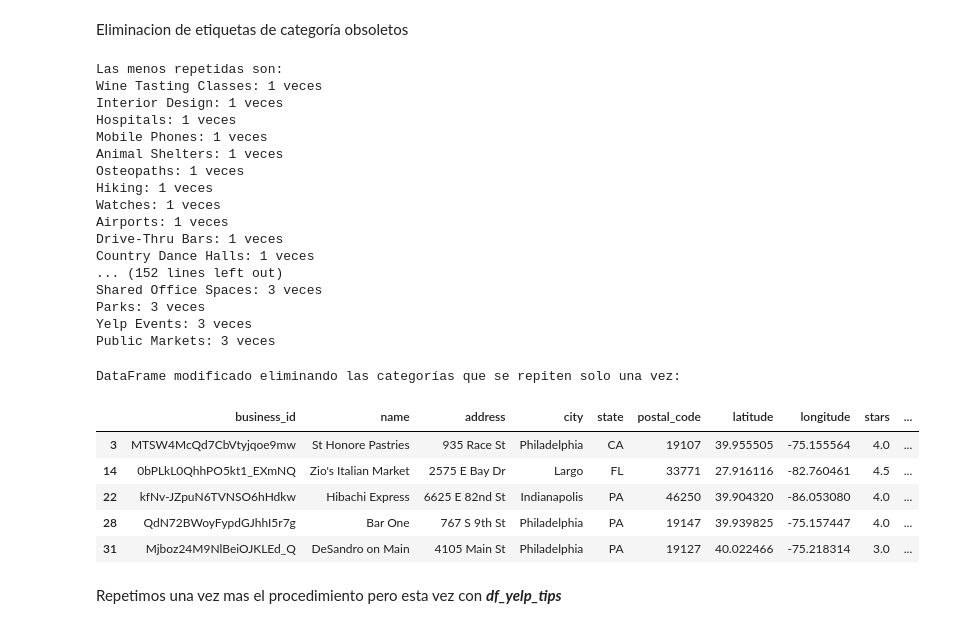
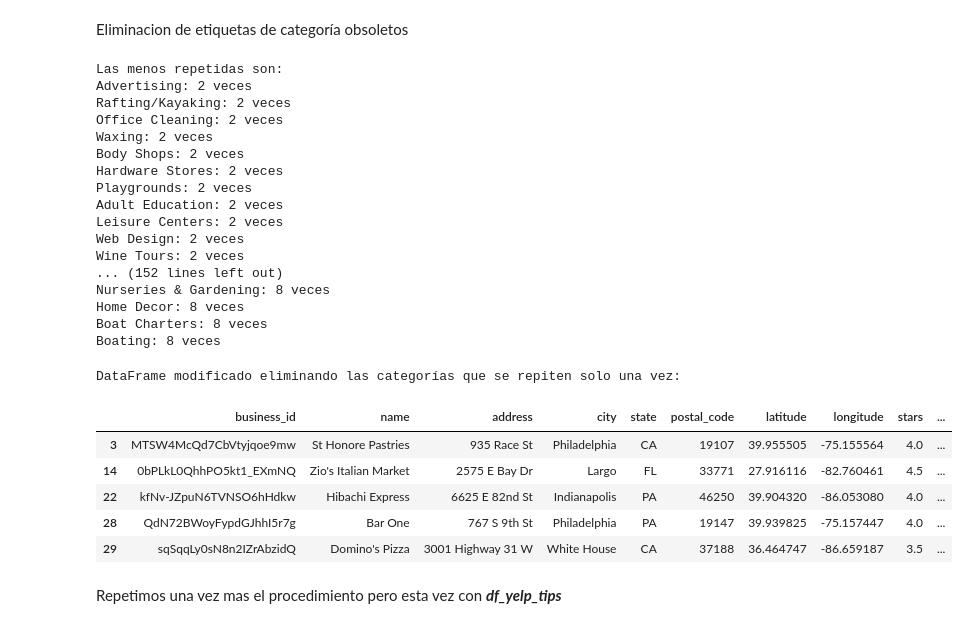
Before and after one commit to Aspirina180mg/PF_DATAPT07, a Jupyter notebook: EDA.ipynb, the cells around one changed output. Cells and saved outputs as stored; diff of their text form; code cells hidden in the pictures.

```diff
--- a/EDA.ipynb
+++ b/EDA.ipynb
@@ -18,0 +547,4 @@ df_yelp_users = pd.read_parquet(r'Generated\Yelp\users_extracted.parquet')
+# %%
+df_yelp_checkin["is_open"] = df_yelp_checkin["is_open"].astype(bool)
+df_yelp_restaurantes["is_open"] = df_yelp_restaurantes["is_open"].astype(bool)
+df_yelp_tips["is_open"] = df_yelp_tips["is_open"].astype(bool)
@@ -218,7 +1239,7 @@ plt.show()
 # %% [markdown]
 Vamos a quitar todas aquellas categorias que solo se repiten una vez, pero primero vamos a recorrerlas para tener una noción de lo que tratan
 # %%
-categorias = df_modificado_checkin['categories'].tolist()
+categorias = df_yelp_checkin['categories'].tolist()
 categorias_separadas = [categoria.split(", ") for categoria in categorias]
 todas_categorias = [item for sublist in categorias_separadas for item in sublist]
 frecuencia_categorias = {categoria: todas_categorias.count(categoria) for categoria in set(todas_categorias)}
@@ -249,7 +1270,7 @@ Accessories: 2 veces
 # %% [markdown]
 Al ser obsoletas todos, prodecemos a su extracción
 # %%
-categorias = df_modificado_checkin['categories'].str.split(', ').explode()
+categorias = df_yelp_checkin['categories'].str.split(', ').explode()
 
 frecuencia_categorias = categorias.value_counts()
 
@@ -258,10 +1279,10 @@ def filtrar_categorias(categoria_str):
     categorias_lista = categoria_str.split(', ')
     categorias_filtradas = [categoria for categoria in categorias_lista if categoria not in categorias_solo_una_vez]
     return ', '.join(categorias_filtradas)
-df_modificado_checkin['categories'] = df_modificado_checkin['categories'].apply(filtrar_categorias)
+df_yelp_checkin['categories'] = df_yelp_checkin['categories'].apply(filtrar_categorias)
 
 print("DataFrame modificado eliminando las categorías que se repiten solo una vez:")
-df_modificado_checkin.head()
+df_yelp_checkin.head()
 # %% [output]
 DataFrame modificado eliminando las categorías que se repiten solo una vez:
 |  | business_id | name | address | city | state | postal_code | latitude | longitude | stars | ... |
@@ -331,7 +1329,7 @@ plt.show()
 # %% [markdown]
 Eliminacion de etiquetas de categoría obsoletos
 # %%
-categorias = df_modificado_restaurante['categories'].tolist()
+categorias = df_yelp_restaurantes['categories'].tolist()
 categorias_separadas = [categoria.split(", ") for categoria in categorias]
 todas_categorias = [item for sublist in categorias_separadas for item in sublist]
 frecuencia_categorias = {categoria: todas_categorias.count(categoria) for categoria in set(todas_categorias)}
@@ -343,45 +1341,45 @@ for categoria, frecuencia in menos_repetidas:
     print(f"{categoria}: {frecuencia} veces")
 # %% [output]
 Las menos repetidas son:
-Wine Tasting Classes: 1 veces
-Interior Design: 1 veces
-Hospitals: 1 veces
-Mobile Phones: 1 veces
-Animal Shelters: 1 veces
-Osteopaths: 1 veces
-Hiking: 1 veces
-Watches: 1 veces
-Airports: 1 veces
-Drive-Thru Bars: 1 veces
-Country Dance Halls: 1 veces
+Advertising: 2 veces
+Rafting/Kayaking: 2 veces
+Office Cleaning: 2 veces
+Waxing: 2 veces
+Body Shops: 2 veces
+Hardware Stores: 2 veces
+Playgrounds: 2 veces
+Adult Education: 2 veces
+Leisure Centers: 2 veces
+Web Design: 2 veces
+Wine Tours: 2 veces
 ... (152 lines left out)
-Shared Office Spaces: 3 veces
-Parks: 3 veces
-Yelp Events: 3 veces
-Public Markets: 3 veces
+Nurseries & Gardening: 8 veces
+Home Decor: 8 veces
+Boat Charters: 8 veces
+Boating: 8 veces
 # %%
-categorias = df_modificado_restaurante['categories'].str.split(', ').explode()
+categorias = df_yelp_restaurantes['categories'].str.split(', ').explode()
 
 frecuencia_categorias = categorias.value_counts()
 
 categorias_solo_una_vez = frecuencia_categorias[frecuencia_categorias == 1].index.tolist()
 
 def filtrar_categorias(categoria_str):
     categorias_lista = categoria_str.split(', ')
     categorias_filtradas = [categoria for categoria in categorias_lista if categoria not in categorias_solo_una_vez]
     return ', '.join(categorias_filtradas)
 
-df_modificado_restaurante['categories'] = df_modificado_restaurante['categories'].apply(filtrar_categorias)
+df_yelp_restaurantes['categories'] = df_yelp_restaurantes['categories'].apply(filtrar_categorias)
 
 print("DataFrame modificado eliminando las categorías que se repiten solo una vez:")
-df_modificado_restaurante.head()
+df_yelp_restaurantes.head()
 # %% [output]
 DataFrame modificado eliminando las categorías que se repiten solo una vez:
 |  | business_id | name | address | city | state | postal_code | latitude | longitude | stars | ... |
 | 3 | MTSW4McQd7CbVtyjqoe9mw | St Honore Pastries | 935 Race St | Philadelphia | CA | 19107 | 39.955505 | -75.155564 | 4.0 | ... |
 | 14 | 0bPLkL0QhhPO5kt1_EXmNQ | Zio's Italian Market | 2575 E Bay Dr | Largo | FL | 33771 | 27.916116 | -82.760461 | 4.5 | ... |
 | 22 | kfNv-JZpuN6TVNSO6hHdkw | Hibachi Express | 6625 E 82nd St | Indianapolis | PA | 46250 | 39.904320 | -86.053080 | 4.0 | ... |
 | 28 | QdN72BWoyFypdGJhhI5r7g | Bar One | 767 S 9th St | Philadelphia | PA | 19147 | 39.939825 | -75.157447 | 4.0 | ... |
-| 31 | Mjboz24M9NlBeiOJKLEd_Q | DeSandro on Main | 4105 Main St | Philadelphia | PA | 19127 | 40.022466 | -75.218314 | 3.0 | ... |
+| 29 | sqSqqLy0sN8n2IZrAbzidQ | Domino's Pizza | 3001 Highway 31 W | White House | CA | 37188 | 36.464747 | -86.659187 | 3.5 | ... |
 # %% [markdown]
 Repetimos una vez mas el procedimiento pero esta vez con ***df_yelp_tips***
```
Also changed, not shown: parts of 260 cells of this notebook, 11 other files.
